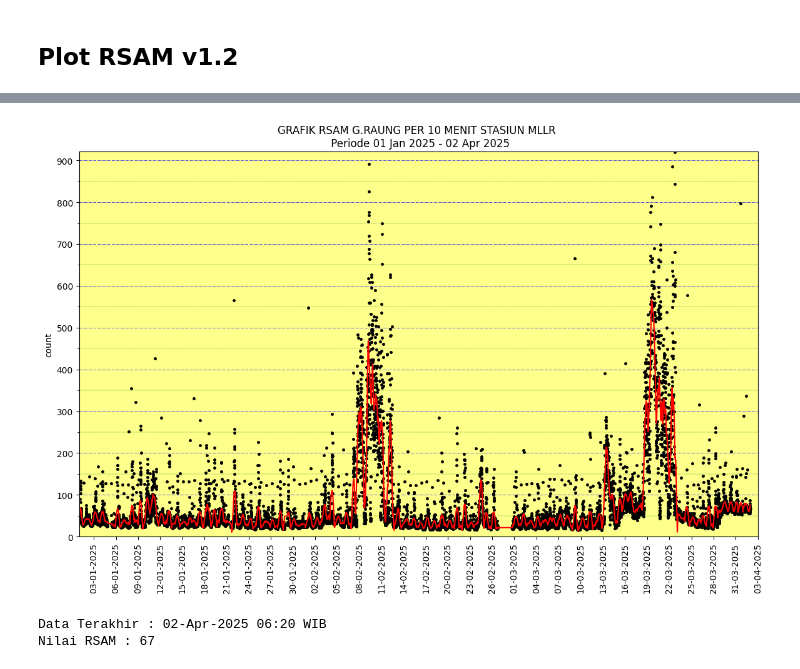
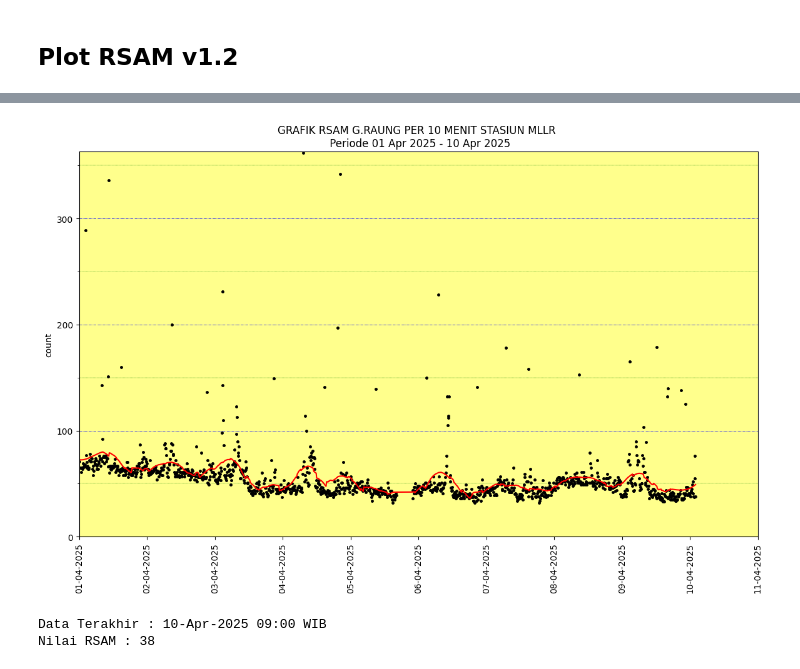
Before and after one commit to mukijo-r/graph-eval-ga, a Jupyter notebook: Plot_RSAM.ipynb, the cells around one changed output, grey strips where cells are left out. Drawn from its saved outputs; the diff is of its cells as text; code cells hidden in the pictures.

Commit message:
memperbarui nilai data terakhir

```diff
--- a/Plot_RSAM.ipynb
+++ b/Plot_RSAM.ipynb
@@ -14,9 +14,9 @@ gunung = 'RAUNG'
 stasiun = "MLLR"
 
 # Tentukan waktu awal dan waktu akhir
-waktu_awal = '01-01-2025'
-waktu_akhir = '02-04-2025'
-interval_hari = 3
+waktu_awal = '01-04-2025'
+waktu_akhir = '10-04-2025'
+interval_hari = 1
 
 # Interval sumbu Y
 major_interval = 100
@@ -74,7 +74,6 @@ formatted_start_date = start_date.strftime('%d %b %Y')
 formatted_end_date = end_date.strftime('%d %b %Y')
 
 plt.title(f'GRAFIK RSAM G.{gunung} PER 10 MENIT STASIUN {stasiun} \n Periode {formatted_start_date} - {formatted_end_date}')
-end_date += timedelta(days=1)
 
 # Savitzky-Golay smoothing
 window_size = 100  # Panjang jendela smoothing
@@ -92,7 +91,7 @@ nilai_maksimum_custom = 1001
 nilai_maksimum = nilai_maksimal_data
 
 plt.gca().set_ylim(0, nilai_maksimum)
-plt.xlim(start_date, end_date)
+plt.xlim(start_date, end_date + timedelta(days=1))
 plt.yticks(range(0, nilai_maksimum, major_interval))
 plt.ylim(0)
 
@@ -141,7 +140,7 @@ utc7 = timestamp_terakhir + pd.Timedelta(hours=7)
 wib_time = utc7.strftime('%d-%b-%Y %H:%M')
 
 print("Data Terakhir :", wib_time, "WIB")
-print("Nilai RSAM :", rsam_terakhir)
+print("Nilai RSAM Terakhir:", rsam_terakhir)
 
 #@Mukijo-PVMBG, 2023
 #0856-4334-6785
@@ -166,3 +167,3 @@ Data (5 baris pertama dan terakhir) :
-[figure, old version]
+[figure, new version]
-Data Terakhir : 02-Apr-2025 06:20 WIB
-Nilai RSAM : 67
+Data Terakhir : 10-Apr-2025 09:00 WIB
+Nilai RSAM : 38
```
Also changed, not shown: parts of 1 cell of this notebook.
